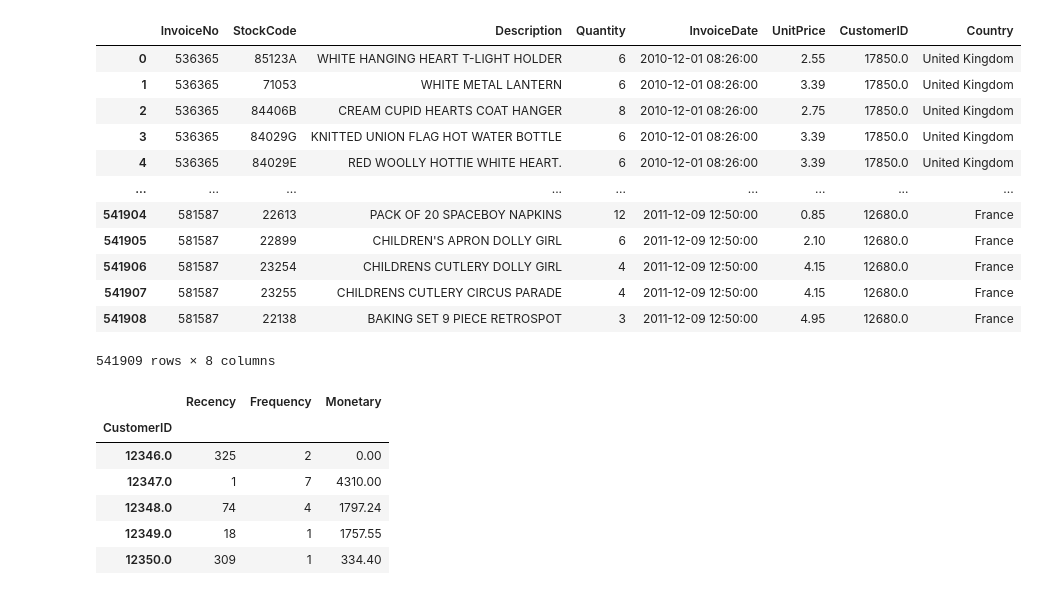
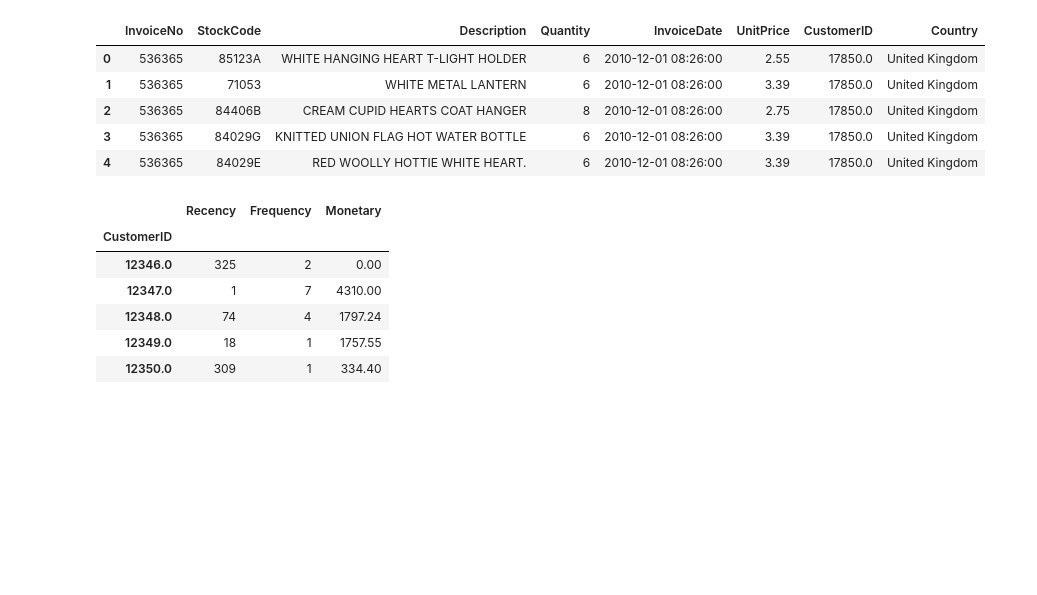
Before and after one commit to Dusein/MachineLearningTask, a Jupyter notebook: 6WeekTask/Clustering_Model_For_Online_Retail.ipynb, the cells around one changed output. Cells and saved outputs as stored; diff of their text form; code cells hidden in the pictures; blank space fills up the shorter version.

```diff
--- a/6WeekTask/Clustering_Model_For_Online_Retail.ipynb
+++ b/6WeekTask/Clustering_Model_For_Online_Retail.ipynb
@@ -3,25 +3,18 @@
 # %%
 import pandas as pd
 
 # Masukin path dataset
 file_path = '/content/sample_data/Online Retail.xlsx'
 retail_data = pd.read_excel(file_path)
 
-retail_data
+retail_data.head()
 # %% [output]
 |  | InvoiceNo | StockCode | Description | Quantity | InvoiceDate | UnitPrice | CustomerID | Country |
 | 0 | 536365 | 85123A | WHITE HANGING HEART T-LIGHT HOLDER | 6 | 2010-12-01 08:26:00 | 2.55 | 17850.0 | United Kingdom |
 | 1 | 536365 | 71053 | WHITE METAL LANTERN | 6 | 2010-12-01 08:26:00 | 3.39 | 17850.0 | United Kingdom |
 | 2 | 536365 | 84406B | CREAM CUPID HEARTS COAT HANGER | 8 | 2010-12-01 08:26:00 | 2.75 | 17850.0 | United Kingdom |
 | 3 | 536365 | 84029G | KNITTED UNION FLAG HOT WATER BOTTLE | 6 | 2010-12-01 08:26:00 | 3.39 | 17850.0 | United Kingdom |
 | 4 | 536365 | 84029E | RED WOOLLY HOTTIE WHITE HEART. | 6 | 2010-12-01 08:26:00 | 3.39 | 17850.0 | United Kingdom |
-| ... | ... | ... | ... | ... | ... | ... | ... | ... |
-| 541904 | 581587 | 22613 | PACK OF 20 SPACEBOY NAPKINS | 12 | 2011-12-09 12:50:00 | 0.85 | 12680.0 | France |
-| 541905 | 581587 | 22899 | CHILDREN'S APRON DOLLY GIRL | 6 | 2011-12-09 12:50:00 | 2.10 | 12680.0 | France |
-| 541906 | 581587 | 23254 | CHILDRENS CUTLERY DOLLY GIRL | 4 | 2011-12-09 12:50:00 | 4.15 | 12680.0 | France |
-| 541907 | 581587 | 23255 | CHILDRENS CUTLERY CIRCUS PARADE | 4 | 2011-12-09 12:50:00 | 4.15 | 12680.0 | France |
-| 541908 | 581587 | 22138 | BAKING SET 9 PIECE RETROSPOT | 3 | 2011-12-09 12:50:00 | 4.95 | 12680.0 | France |
-541909 rows × 8 columns
 # %%
 # Data preprocessing for clustering
 
```
Also changed, not shown: parts of 5 cells of this notebook.
